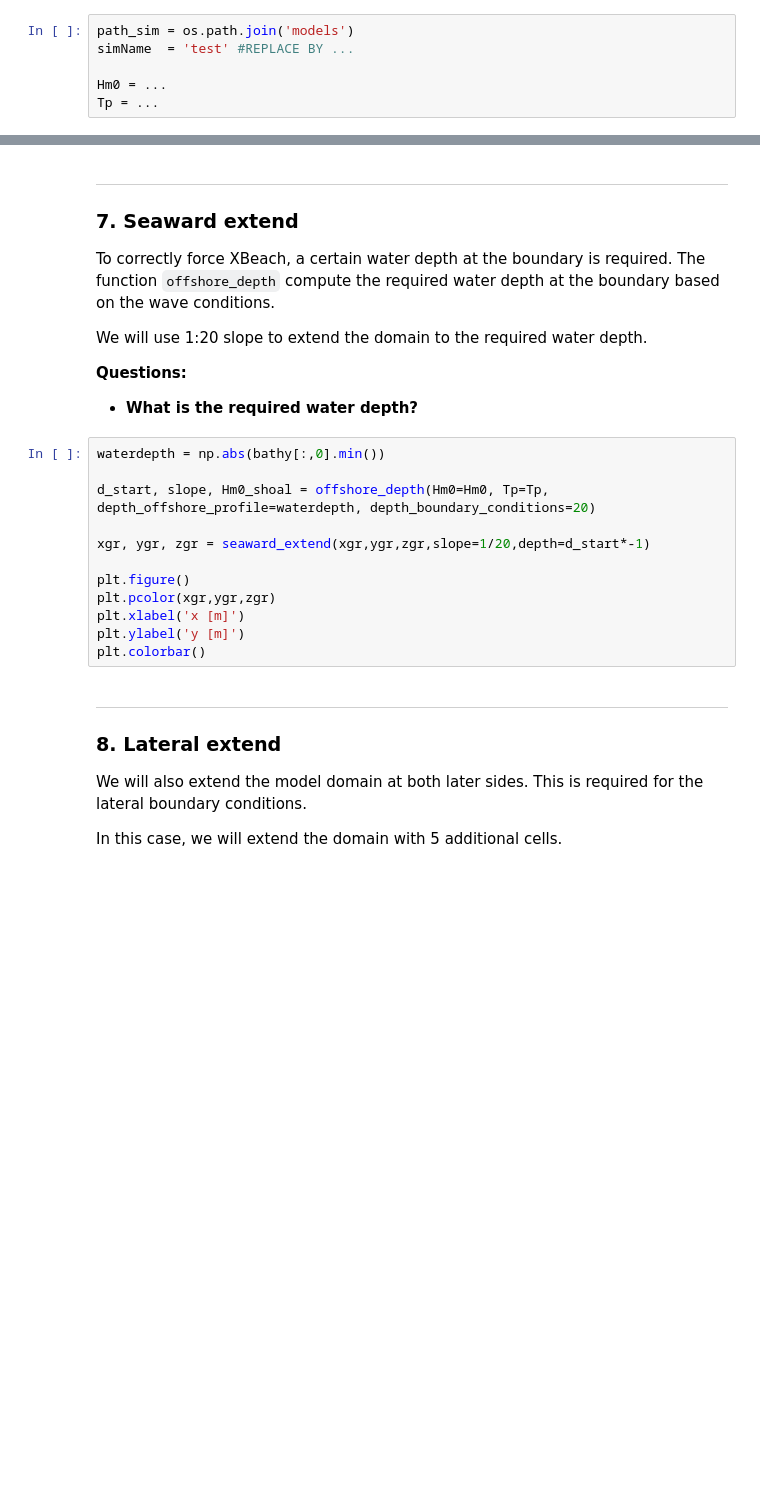
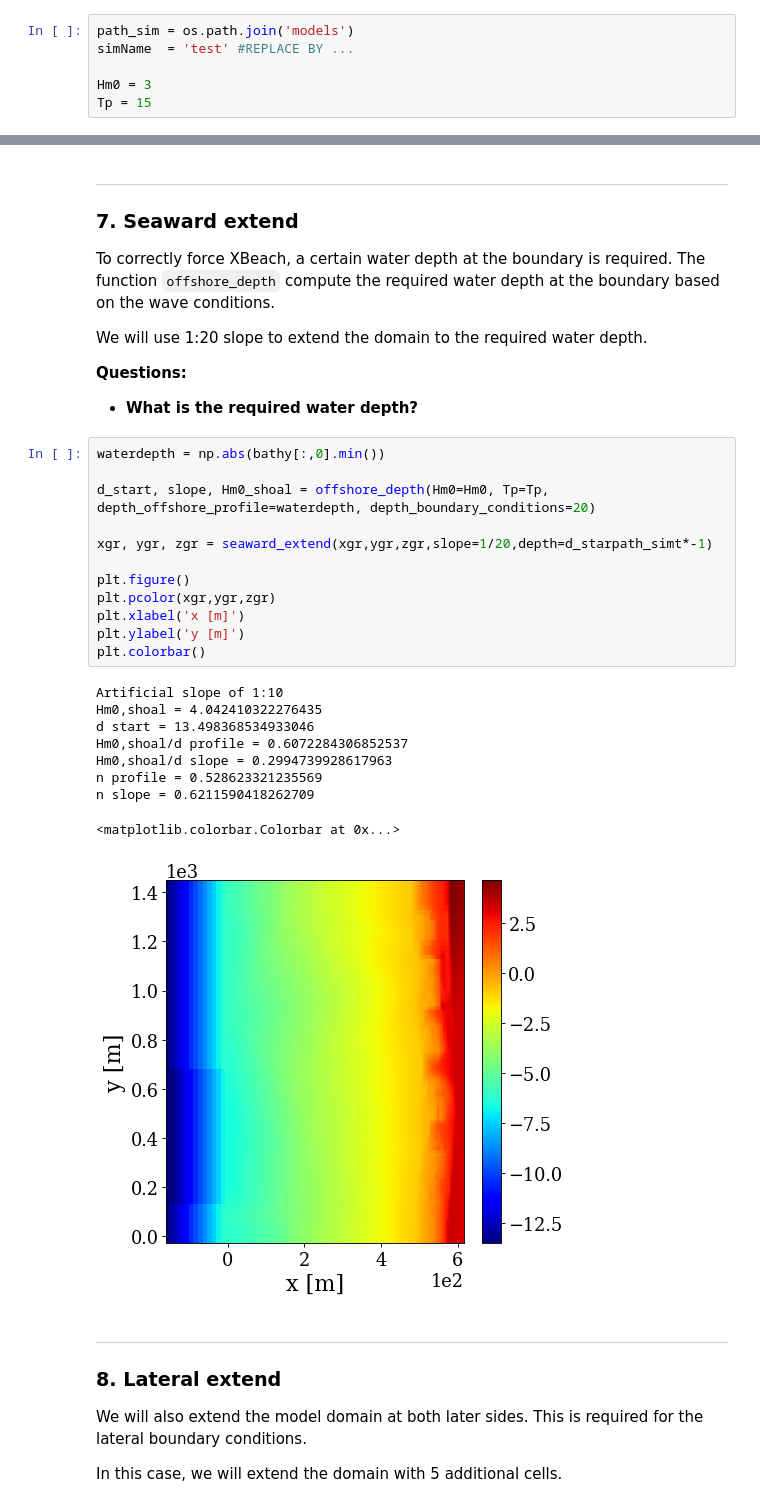
Before and after one commit to Seth-McKilla/XBeach-Course, a Jupyter notebook: Lessons/Python/BoscombeBeach/XBeach course.ipynb, the cells around one changed output, grey strips where cells are left out. Drawn from its saved outputs; the diff is of its cells as text; blank space fills up the shorter version.

```diff
--- a/Lessons/Python/BoscombeBeach/XBeach course.ipynb
+++ b/Lessons/Python/BoscombeBeach/XBeach course.ipynb
@@ -63,8 +62,8 @@ Specify the name of your model and set the path of the simulation. In addition s
 path_sim = os.path.join('models')
 simName  = 'test' #REPLACE BY ...
 
-Hm0 = ...
-Tp = ...
+Hm0 = 3
+Tp = 15
 # %% [markdown]
 ***
 ### 3. load data
@@ -168,15 +182,25 @@ We will use 1:20 slope to extend the domain to the required water depth.
 # %%
 waterdepth = np.abs(bathy[:,0].min())
 
 d_start, slope, Hm0_shoal = offshore_depth(Hm0=Hm0, Tp=Tp, depth_offshore_profile=waterdepth, depth_boundary_conditions=20)
 
-xgr, ygr, zgr = seaward_extend(xgr,ygr,zgr,slope=1/20,depth=d_start*-1)
+xgr, ygr, zgr = seaward_extend(xgr,ygr,zgr,slope=1/20,depth=d_starpath_simt*-1)
 
 plt.figure()
 plt.pcolor(xgr,ygr,zgr)
 plt.xlabel('x [m]')
 plt.ylabel('y [m]')
 plt.colorbar()
+# %% [output]
+Artificial slope of 1:10
+Hm0,shoal = 4.042410322276435
+d start = 13.498368534933046
+Hm0,shoal/d profile = 0.6072284306852537
+Hm0,shoal/d slope = 0.2994739928617963
+n profile = 0.528623321235569
+n slope = 0.6211590418262709
+<matplotlib.colorbar.Colorbar at 0x...>
+[figure, added]
 # %% [markdown]
 ***
 ### 8. Lateral extend
```
Also changed, not shown: parts of 9 cells of this notebook, 14 other files.
